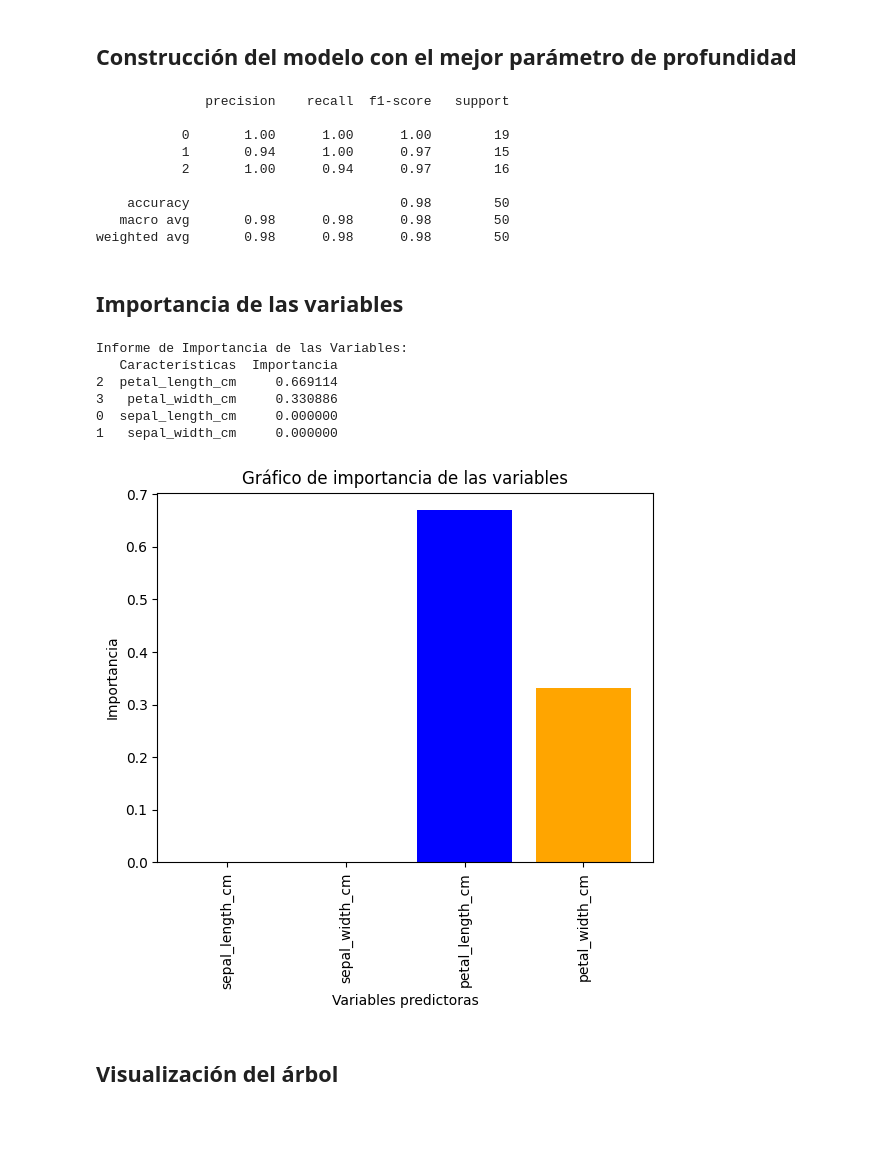
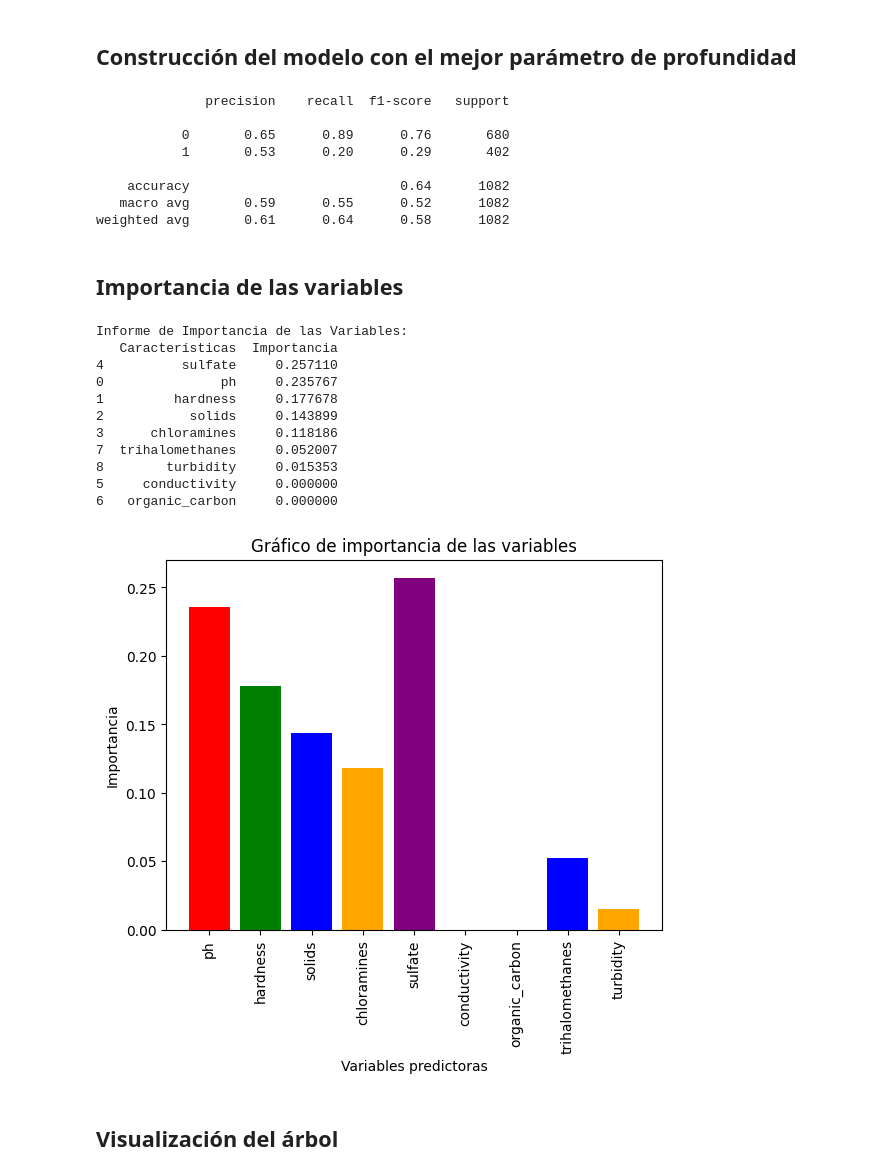
Before and after one commit to viorbe20/ai-machine-learning, a Jupyter notebook: decision-trees-exercises/decision-trees-ex-2/potable_water_classification_decision_tree.ipynb, the cells around one changed output. Saved outputs shown, nothing was run; the diff lists cells and outputs as text; code cells hidden in the pictures; blank space fills up the shorter version.

Commit message:
ex potable water decision tree

```diff
--- a/decision-trees-exercises/decision-trees-ex-2/potable_water_classification_decision_tree.ipynb
+++ b/decision-trees-exercises/decision-trees-ex-2/potable_water_classification_decision_tree.ipynb
@@ -96,11 +125,11 @@ plt.show()
 # %%
 from sklearn.model_selection import train_test_split
 
-X = df_iris.drop('target', axis=1)
-y = df_iris['target']
+X = df_water.drop('target', axis=1)
+y = df_water['target']
 
 # Divide el DataFrame en conjuntos de entrenamiento y prueba
-train, test = train_test_split(df_iris, test_size=0.33, random_state=42)
+train, test = train_test_split(df_water, test_size=0.33, random_state=42)
 
 # Reseteo de índices
 train.reset_index(drop=True, inplace=True)
@@ -186,6 +219,7 @@ Mejor precisión: 0.9200 . Mejor profundidad: 2
 ## Construcción del modelo con el mejor parámetro de profundidad
 # %%
 from sklearn.metrics import classification_report
+
 model = DecisionTreeClassifier(criterion='entropy', max_depth = best_depth)
 model.fit(X_train, y_train)
 y_pred = model.predict(X_test)
@@ -193,47 +227,51 @@ print(classification_report(y_test, y_pred))
 # %% [output]
               precision    recall  f1-score   support
 
-           0       1.00      1.00      1.00        19
-           1       0.94      1.00      0.97        15
-           2       1.00      0.94      0.97        16
+           0       0.65      0.89      0.76       680
+           1       0.53      0.20      0.29       402
 
-    accuracy                           0.98        50
-   macro avg       0.98      0.98      0.98        50
-weighted avg       0.98      0.98      0.98        50
+    accuracy                           0.64      1082
+   macro avg       0.59      0.55      0.52      1082
+weighted avg       0.61      0.64      0.58      1082
 # %% [markdown]
 ## Importancia de las variables
 # %%
-features_names = df_iris.columns[:-1].tolist() # Todos la última
+features_names = df_water.columns[:-1].tolist() # Todos la última
 
 # Cargamos la importancia de las características
 importances = model.feature_importances_
 
 # Create dataframe
 feature_importance_df = pd.DataFrame({'Características':features_names, 'Importancia': importances})
 
 # Order by importance
 feature_importance_df = feature_importance_df.sort_values(by='Importancia', ascending=False)
 
 # Mostramos
 print("Informe de Importancia de las Variables:")
 print(feature_importance_df)
 
 # Gráfico de importancia de las variables
 colors = ['red', 'green', 'blue', 'orange', 'purple']
 plt.bar(features_names, importances, color=colors)
 plt.xticks(rotation=90)
 plt.xlabel('Variables predictoras')
 plt.ylabel('Importancia')
 plt.title('Gráfico de importancia de las variables')
 plt.show()
 # %% [output]
 Informe de Importancia de las Variables:
    Características  Importancia
-2  petal_length_cm     0.669114
-3   petal_width_cm     0.330886
-0  sepal_length_cm     0.000000
-1   sepal_width_cm     0.000000
+4          sulfate     0.257110
+0               ph     0.235767
+1         hardness     0.177678
+2           solids     0.143899
+3      chloramines     0.118186
+7  trihalomethanes     0.052007
+8        turbidity     0.015353
+5     conductivity     0.000000
+6   organic_carbon     0.000000
-[figure, old version]
+[figure, new version]
 # %% [markdown]
 ## Visualización del árbol
 # %%
```
Also changed, not shown: parts of 18 cells of this notebook.
